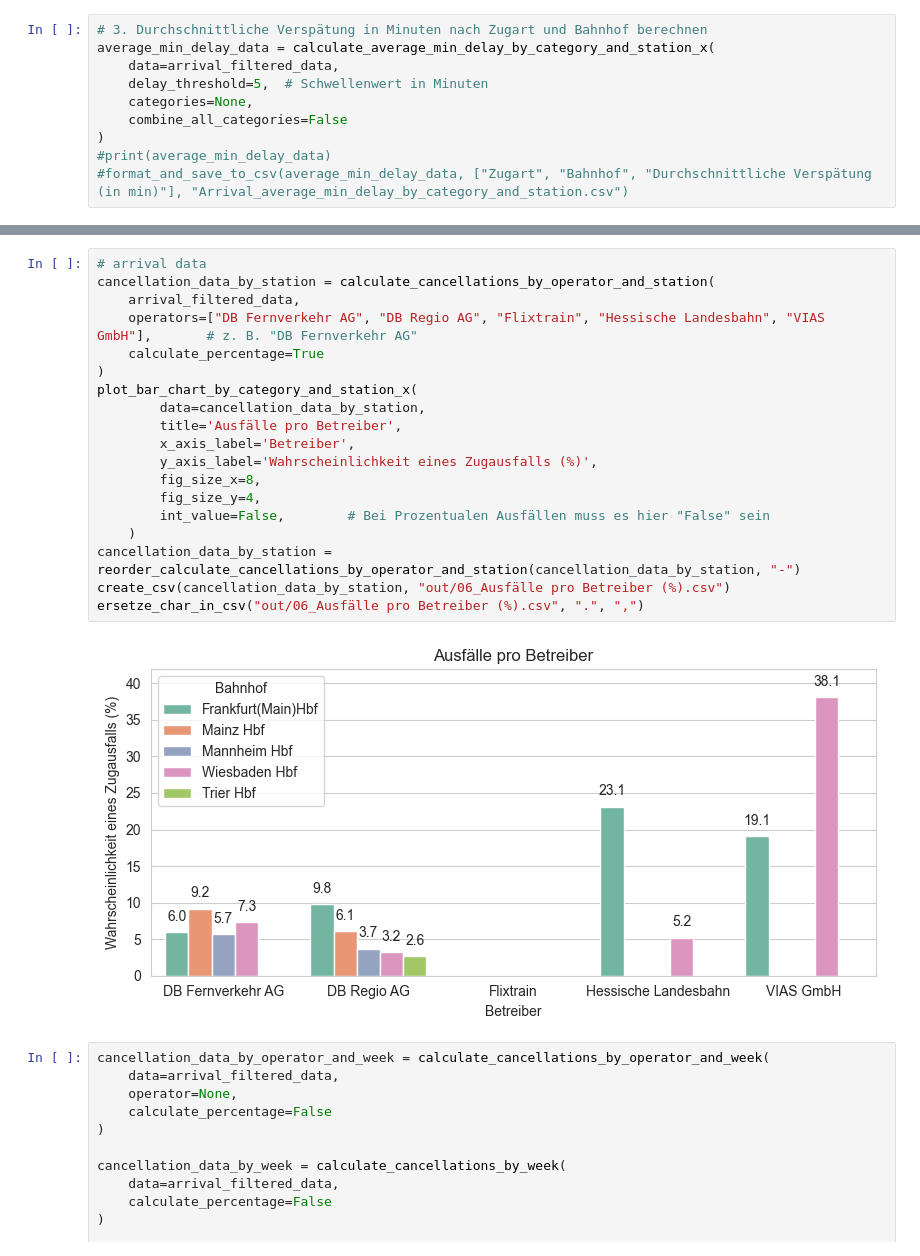
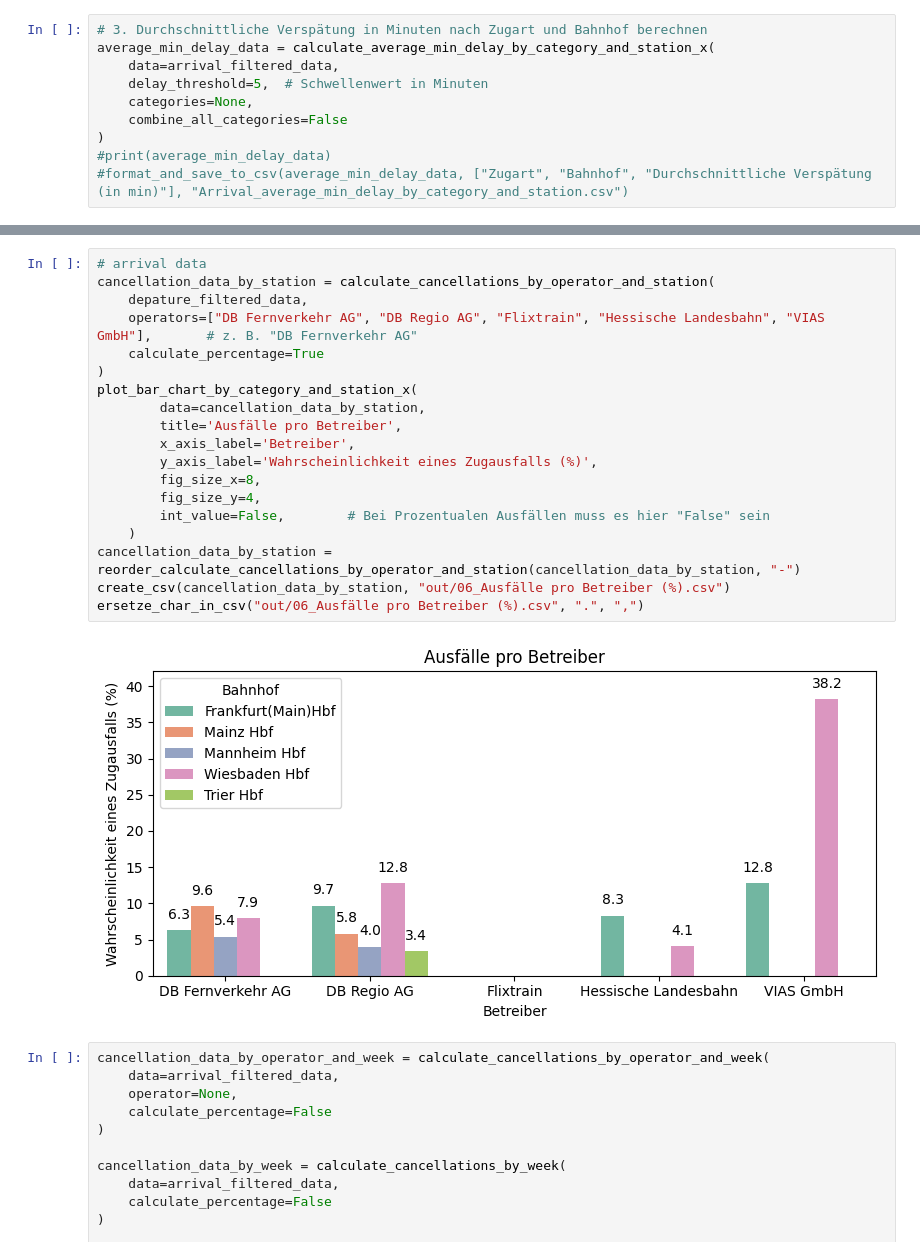
Before and after one commit to luca910/bahn-mining, a Jupyter notebook: README.ipynb, the cells around one changed output, grey strips where cells are left out. Drawn from its saved outputs; the diff is of its cells as text.

```diff
--- a/README.ipynb
+++ b/README.ipynb
@@ -1069,24 +1111,24 @@ ersetze_char_in_csv("out/05_Anteil ausgefallener Züge (%).csv", ".", ",")
 # %%
 # arrival data
 cancellation_data_by_station = calculate_cancellations_by_operator_and_station(
-    arrival_filtered_data,
+    depature_filtered_data,
     operators=["DB Fernverkehr AG", "DB Regio AG", "Flixtrain", "Hessische Landesbahn", "VIAS GmbH"],       # z. B. "DB Fernverkehr AG"
     calculate_percentage=True
 )
 plot_bar_chart_by_category_and_station_x(
         data=cancellation_data_by_station,
         title='Ausfälle pro Betreiber',
         x_axis_label='Betreiber',
         y_axis_label='Wahrscheinlichkeit eines Zugausfalls (%)',
         fig_size_x=8,
         fig_size_y=4,
         int_value=False,        # Bei Prozentualen Ausfällen muss es hier "False" sein
     )
 cancellation_data_by_station = reorder_calculate_cancellations_by_operator_and_station(cancellation_data_by_station, "-")
 create_csv(cancellation_data_by_station, "out/06_Ausfälle pro Betreiber (%).csv")
 ersetze_char_in_csv("out/06_Ausfälle pro Betreiber (%).csv", ".", ",")
 # %% [output]
-[figure, old version]
+[figure, new version]
 # %%
 cancellation_data_by_operator_and_week = calculate_cancellations_by_operator_and_week(
     data=arrival_filtered_data,
```
Also changed, not shown: parts of 7 cells of this notebook.
